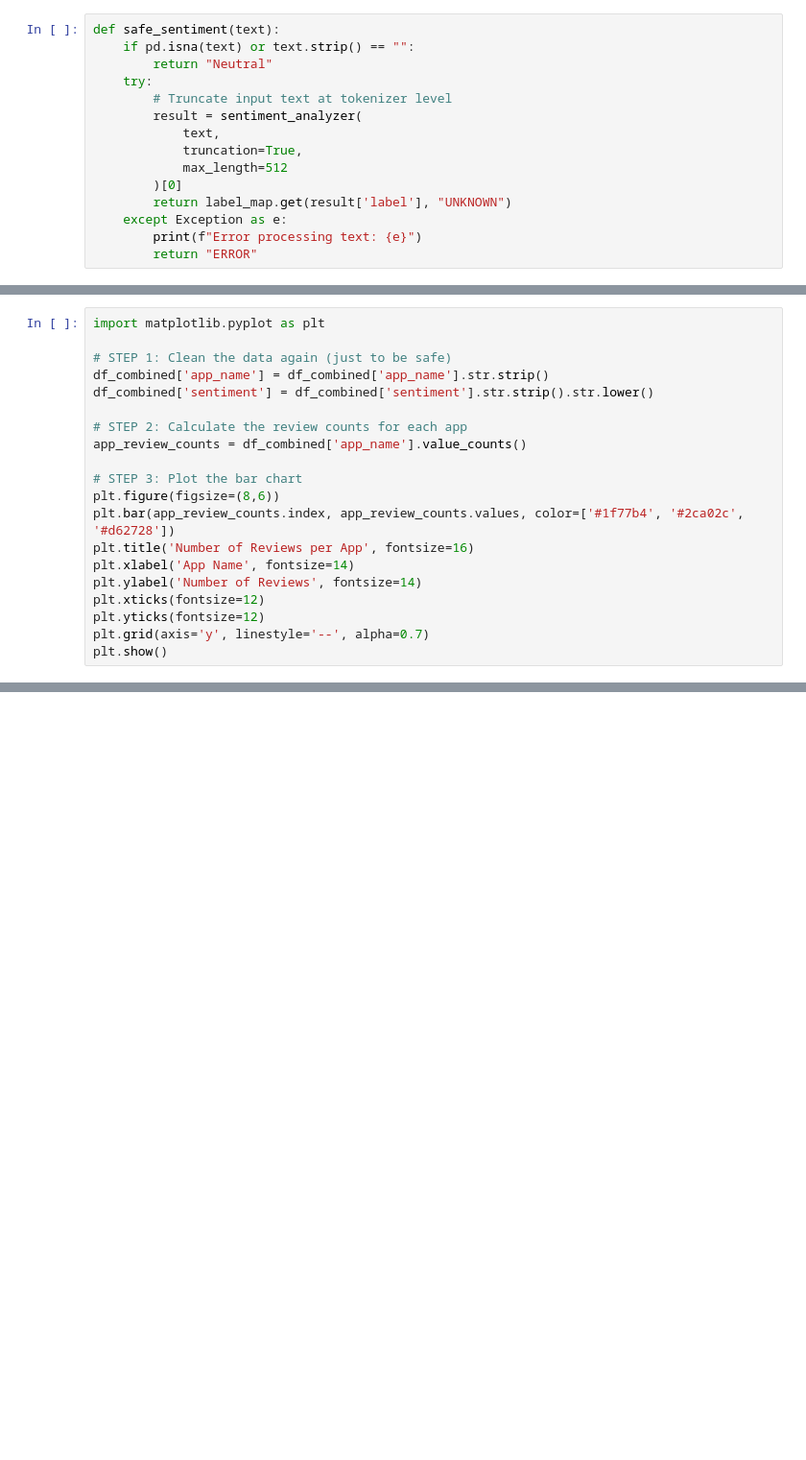
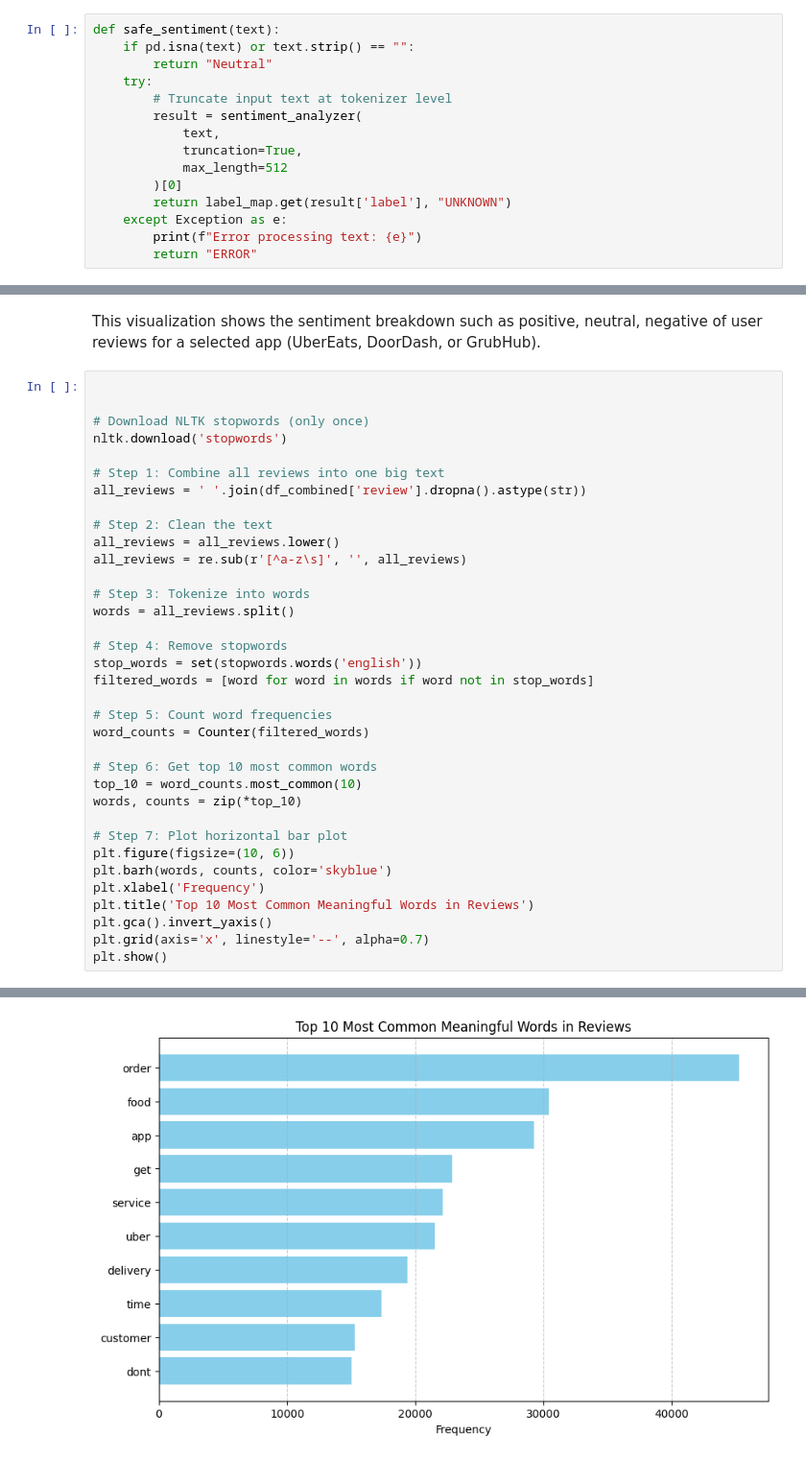
Before and after one commit to chirag1902/Multi-Platform-Review-Analysis-for-Food-Delivery-Apps, a Jupyter notebook: notebooks/Sentiment_Analysis.ipynb, the cells around one changed output, grey strips where cells are left out. Shown: that part at 96% size. Cells and saved outputs as stored; diff of their text form; blank space fills up the shorter version.

```diff
--- a/notebooks/Sentiment_Analysis.ipynb
+++ b/notebooks/Sentiment_Analysis.ipynb
@@ -237,20 +311,0 @@ Name: count, dtype: int64
-# %%
-import matplotlib.pyplot as plt
-
-# STEP 1: Clean the data again (just to be safe)
-df_combined['app_name'] = df_combined['app_name'].str.strip()
-df_combined['sentiment'] = df_combined['sentiment'].str.strip().str.lower()
-
-# STEP 2: Calculate the review counts for each app
-app_review_counts = df_combined['app_name'].value_counts()
-
-# STEP 3: Plot the bar chart
-plt.figure(figsize=(8,6))
-plt.bar(app_review_counts.index, app_review_counts.values, color=['#1f77b4', '#2ca02c', '#d62728'])
-plt.title('Number of Reviews per App', fontsize=16)
-plt.xlabel('App Name', fontsize=14)
-plt.ylabel('Number of Reviews', fontsize=14)
-plt.xticks(fontsize=12)
-plt.yticks(fontsize=12)
-plt.grid(axis='y', linestyle='--', alpha=0.7)
-plt.show()
@@ -322,0 +312,38 @@ Name: count, dtype: int64
+# %% [markdown]
+This visualization shows the sentiment breakdown such as positive, neutral, negative of user reviews for a selected app (UberEats, DoorDash, or GrubHub).
+# %%
+
+
+# Download NLTK stopwords (only once)
+nltk.download('stopwords')
+
+# Step 1: Combine all reviews into one big text
+all_reviews = ' '.join(df_combined['review'].dropna().astype(str))
+
+# Step 2: Clean the text
+all_reviews = all_reviews.lower()
+all_reviews = re.sub(r'[^a-z\s]', '', all_reviews)
+
+# Step 3: Tokenize into words
+words = all_reviews.split()
+
+# Step 4: Remove stopwords
+stop_words = set(stopwords.words('english'))
+filtered_words = [word for word in words if word not in stop_words]
+
+# Step 5: Count word frequencies
+word_counts = Counter(filtered_words)
+
+# Step 6: Get top 10 most common words
+top_10 = word_counts.most_common(10)
+words, counts = zip(*top_10)
+
+# Step 7: Plot horizontal bar plot
+plt.figure(figsize=(10, 6))
+plt.barh(words, counts, color='skyblue')
+plt.xlabel('Frequency')
+plt.title('Top 10 Most Common Meaningful Words in Reviews')
+plt.gca().invert_yaxis()
+plt.grid(axis='x', linestyle='--', alpha=0.7)
+plt.show()
+# %% [output]
@@ -322,0 +352 @@ Name: count, dtype: int64
+[figure, added]
```
Also changed, not shown: parts of 34 cells of this notebook.
